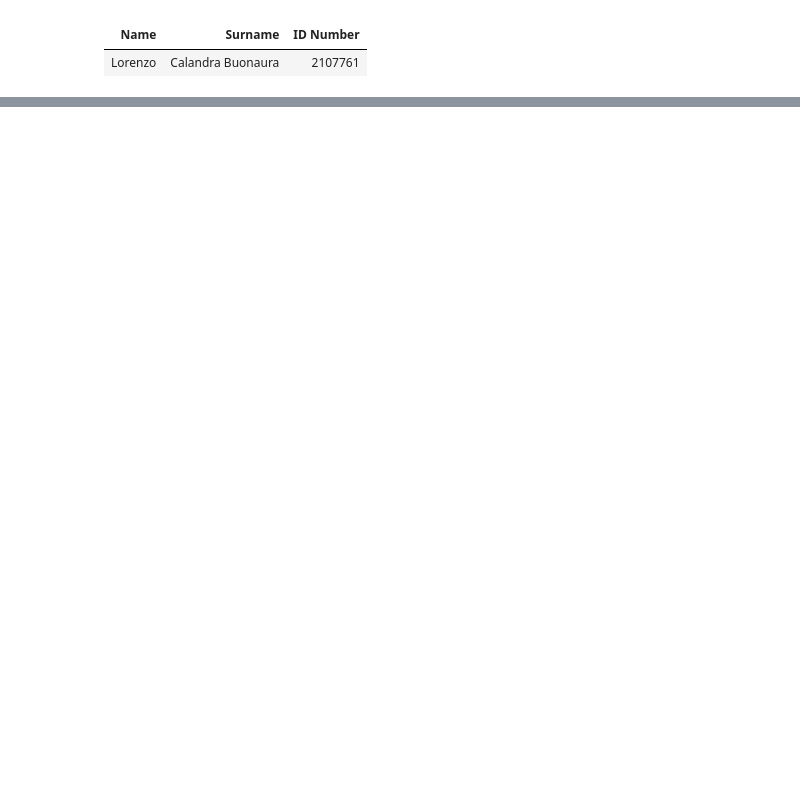
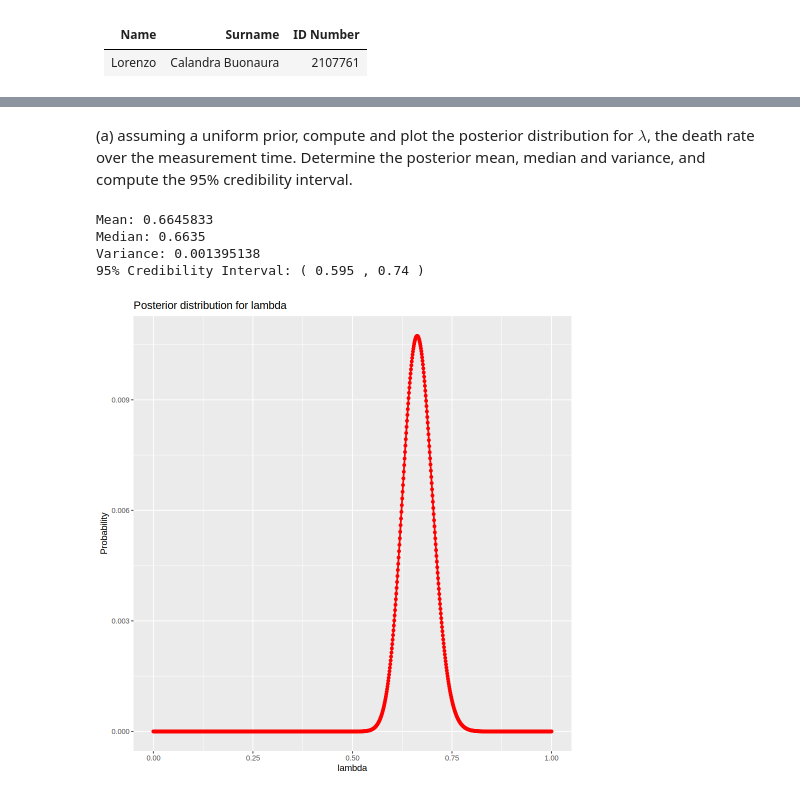
Before and after one commit to Kallo27/Advanced_statistics, a Jupyter notebook: Lab06/CalandraBuonaura_LorenzoRlab06.ipynb, the cells around one changed output, grey strips where cells are left out. Cells and saved outputs as stored; diff of their text form; code cells hidden in the pictures; blank space fills up the shorter version.

```diff
--- a/Lab06/CalandraBuonaura_LorenzoRlab06.ipynb
+++ b/Lab06/CalandraBuonaura_LorenzoRlab06.ipynb
@@ -366,3 +4,0 @@ Suppose we observe the following values: $x = 2.06, 5.56, 7.93, 6.56, 205$ and w
-# %%
-x <- c(2.06, 5.56, 7.93, 6.56, 205)
-data <- list(X = x, N = length(x))
@@ -456,7 +4,0 @@ The data set that Edwin Hubble used to show that galaxies are moving either away
-# %%
-d <- c(0.0032, 0.0034, 0.214, 0.263, 0.275, 0.275, 0.45, 0.5,
-       0.5, 0.63, 0.8, 0.9, 0.9, 0.9, 0.9, 2, 2, 2, 2)
-v <- c(170, 290, -130, -70, -185, -220, 200, 290, 270, 200, 920,
-       450, 500, 500, 960, 500, 850, 800, 1090)
-
-data <- data.frame(D = d, V = v)
@@ -528,0 +35,2 @@ c 1.814842e-06 6.266965e-06
+# %% [markdown]
+(a) assuming a uniform prior, compute and plot the posterior distribution for $\lambda$, the death rate over the measurement time. Determine the posterior mean, median and variance, and compute the 95% credibility interval.
@@ -528,0 +62,40 @@ c 1.814842e-06 6.266965e-06
+# %%
+y <- c(0, 1, 2, 3, 4, ">=5")
+n1 <- c(109, 65, 22, 3, 1, 0)
+n2 <- c(144, 91, 32, 11, 2, 0)
+
+combined_obs <- n1 + n2
+
+total_counts <- sum(combined_obs)
+total_deaths <- sum(c(0, 1, 2, 3, 4, 5) * combined_obs)
+# %%
+lambda <- seq(0, 1, 0.001)
+post_values <- dgamma(lambda, shape = total_deaths + 1, rate = total_counts)
+post_values <- post_values / sum(post_values)
+
+options(repr.plot.width = 8, repr.plot.height = 8)
+
+ggplot(data = data.frame(lambda, post_values),
+       aes(x = lambda, y = post_values)) +
+  geom_point(color = "red", size = 1.5) +
+  geom_line(color = "red", linewidth = 1) +
+  labs(title = "Posterior distribution for lambda",
+       x = "lambda",
+       y = "Probability")
+
+lambda_mean <- weighted.mean(lambda, post_values)
+lambda_median <- weighted.median(lambda, post_values)
+lambda_variance <- weighted.var(lambda, post_values)
+
+cred_int <- c_int(post_values, 0.95, lambda)
+
+cat("Mean:", lambda_mean, "\n")
+cat("Median:", lambda_median, "\n")
+cat("Variance:", lambda_variance, "\n")
+cat("95% Credibility Interval:", "(", cred_int[1], ",", cred_int[2], ")\n")
+# %% [output]
+Mean: 0.6645833
+Median: 0.6635
+Variance: 0.001395138
+95% Credibility Interval: ( 0.595 , 0.74 )
+[figure, added]
```
Also changed, not shown: parts of 44 cells of this notebook, 2 other files.
